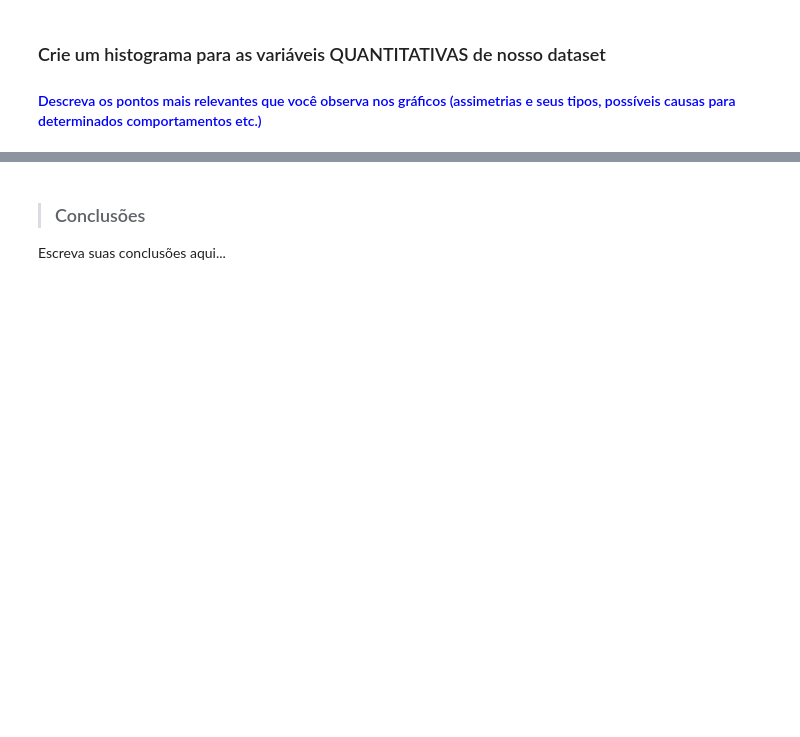
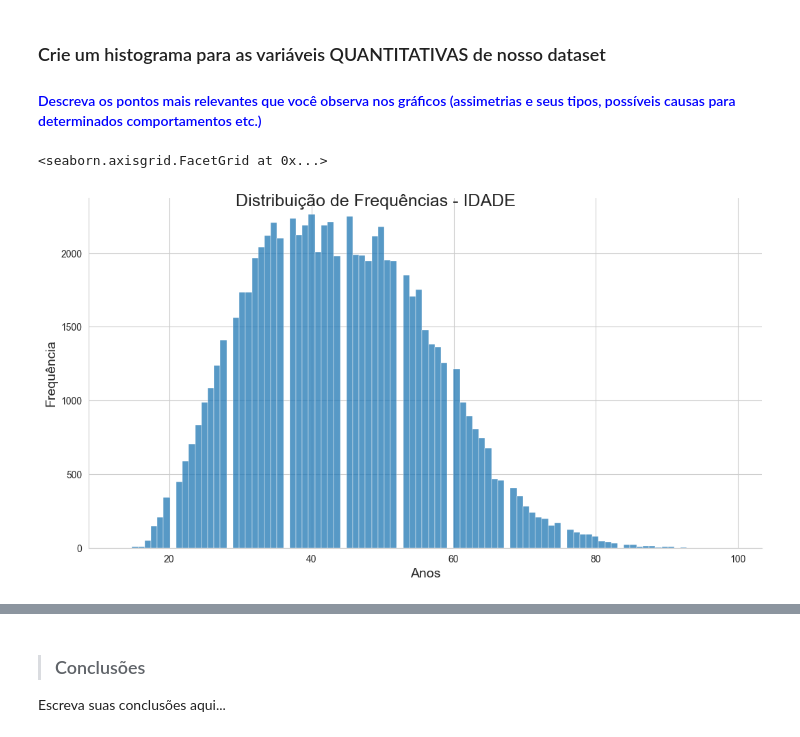
Before and after one commit to RPdatascience819/Curso_basico_estats, a Jupyter notebook: Análise_Descritiva.ipynb, the cells around one changed output, grey strips where cells are left out. Saved outputs shown, nothing was run; the diff lists cells and outputs as text; code cells hidden in the pictures; blank space fills up the shorter version.

```diff
--- a/Análise_Descritiva.ipynb
+++ b/Análise_Descritiva.ipynb
@@ -334,3 +334,20 @@ Escreva suas conclusões aqui...
 # %% [markdown]
 ### Crie um histograma para as variáveis QUANTITATIVAS de nosso dataset
 #### <font color='blue'>Descreva os pontos mais relevantes que você observa nos gráficos (assimetrias e seus tipos, possíveis causas para determinados comportamentos etc.)</font>
+# %%
+ax = sns.displot(dados['Idade'])
+
+# Ajustando o tamanho da figura
+ax.figure.set_size_inches(12, 6)
+
+# Ajustando o título
+ax.figure.suptitle('Distribuição de Frequências - IDADE', fontsize=18)
+
+# Ajustando o rótulo do eixo X
+ax.set_axis_labels('Anos', 'Frequência', fontsize=14)
+
+# Exibir o gráfico
+ax
+# %% [output]
+<seaborn.axisgrid.FacetGrid at 0x...>
+[figure, added]
```
Also changed, not shown: parts of 47 cells of this notebook, 1 other file.
